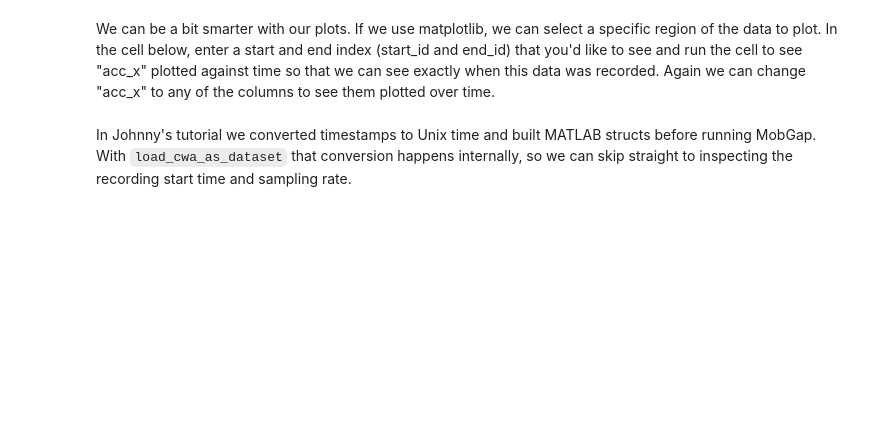
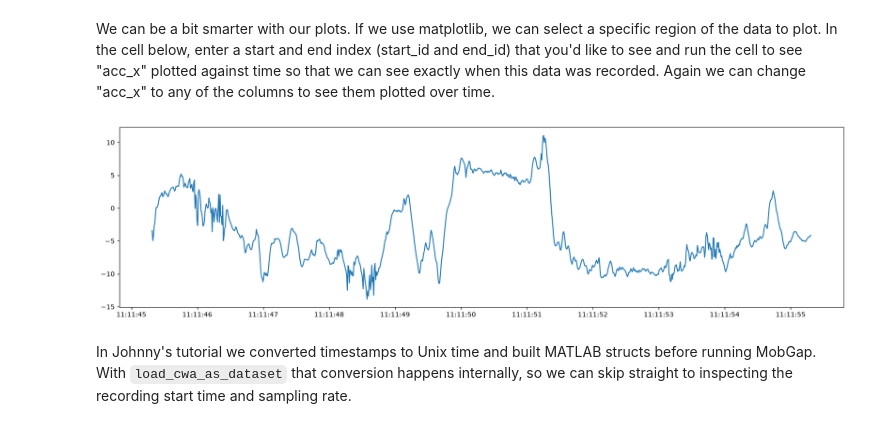
Before and after one commit to uos-mobgap/mobilise-d_mobgap_tutorial, a Jupyter notebook: mobgap_tutorial_direct.ipynb, the cells around one changed output. Drawn from its saved outputs; the diff is of its cells as text; code cells hidden in the pictures; blank space fills up the shorter version.

```diff
--- a/mobgap_tutorial_direct.ipynb
+++ b/mobgap_tutorial_direct.ipynb
@@ -65,7 +64,8 @@ else:
     dataset = load_cwa_as_dataset(
         cwa_files[0],
         participant_metadata,
-        include_time_index=True,  # utc timestamps for plotting
+        recording_metadata={"measurement_condition": "laboratory"},
+        include_time_index=True,  # utc unix seconds for plotting
         resample_hz=100,  # match Johnny's resample=True in get_cwa_data
     )
 
@@ -93,15 +106,19 @@ samples["acc_x"].plot(figsize=(20, 5))
 We can be a bit smarter with our plots. If we use matplotlib, we can select a specific region of the data to plot. In the cell below, enter a start and end index (start_id and end_id) that you'd like to see and run the cell to see "acc_x" plotted against time so that we can see exactly when this data was recorded. Again we can change "acc_x" to any of the columns to see them plotted over time.
 # %%
 import matplotlib.pyplot as plt
+from datetime import datetime, timezone
 
 start_id = 0
 end_id = 1000
 
 samples_to_plot = samples.iloc[start_id:end_id]
+time_axis = [datetime.fromtimestamp(t, tz=timezone.utc) for t in samples_to_plot.index]
 
 plt.figure(figsize=(20, 5))
-plt.plot(samples_to_plot.index, samples_to_plot["acc_x"])
+plt.plot(time_axis, samples_to_plot["acc_x"])
 plt.show()
+# %% [output]
+[figure, added]
 # %% [markdown]
 In Johnny's tutorial we converted timestamps to Unix time and built MATLAB structs before running MobGap.
 With `load_cwa_as_dataset` that conversion happens internally, so we can skip straight to inspecting
```
Also changed, not shown: parts of 11 cells of this notebook, 2 other files.
